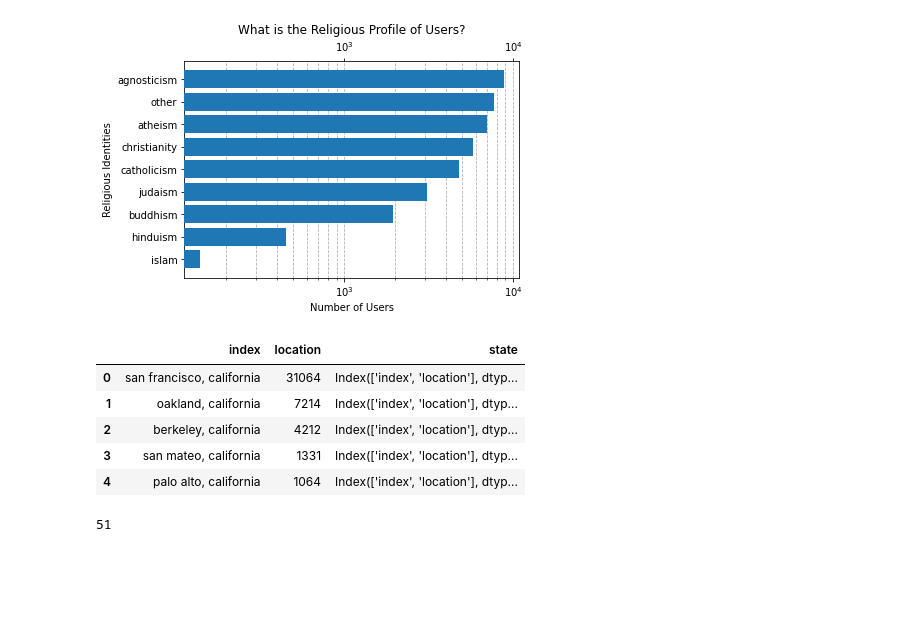
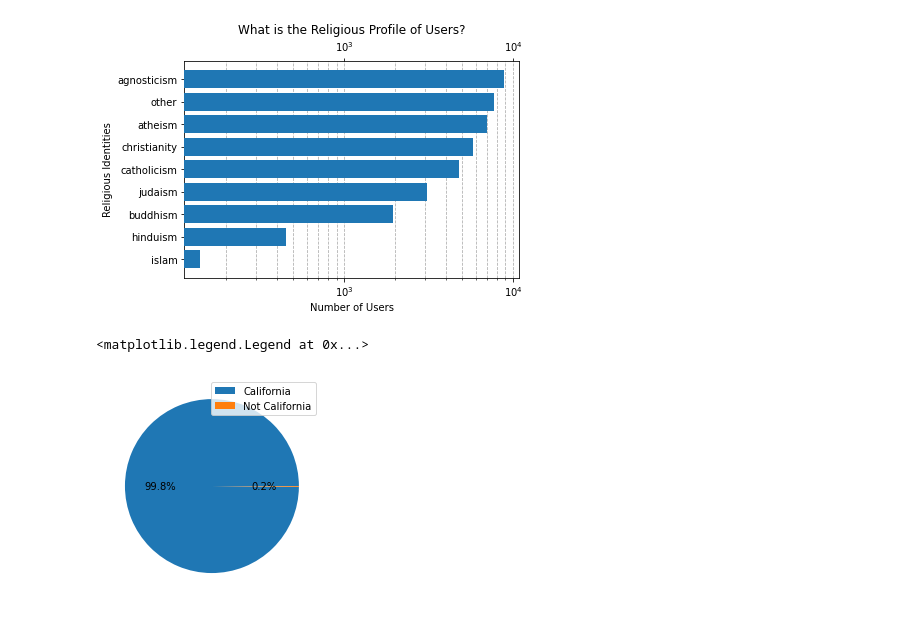
Before and after one commit to pscoppock/ML-capstone-project, a Jupyter notebook: ml_capstone_02.ipynb, the cells around one changed output. Drawn from its saved outputs; the diff is of its cells as text; code cells hidden in the pictures; blank space fills up the shorter version.

```diff
--- a/ml_capstone_02.ipynb
+++ b/ml_capstone_02.ipynb
@@ -176,21 +178,13 @@ Text(0, 0.5, 'Religious Identities')
+# %%
+def is_ca(loc):
+    state = loc.split(',')[-1].strip(' ').title()
+    if state == 'California': return state
+    elif state.lower() in geographies.states_all: return 'US'
+    else: return 'Abroad'
 # %%
 loc_df = pd.DataFrame(df.location.value_counts()).reset_index()
-loc_df['state'] = loc_df.apply(lambda row: row.index, axis=1)
-# locs = loc_df.index.values.tolist()
-# locsp = dict()
-# for loc in locs:
-#     x = loc.split(',')
-#     loci = x[-1].strip(' ').title()
-#     if loci in locsp:
-#         locsp[loci] += loc_df.location[loc]
-#     else: locsp[loci] = loc_df.location[loc]
-# loc_dfp = pd.DataFrame(locsp)
+loc_df['state'] = loc_df['index'].apply(is_ca)
+state_df = loc_df.groupby(['state'])['location'].sum().reset_index()
+state_df.sort_values(by='location', inplace=True, ascending=False)
+loc_nums = [state_df.iloc[0,1], state_df.iloc[1:,1].sum()]
+labels = ['California', 'Not California']
-# %%
-loc_df.head()
-# %% [output]
-|  | index | location | state |
-| 0 | san francisco, california | 31064 | Index(['index', 'location'], dtyp... |
-| 1 | oakland, california | 7214 | Index(['index', 'location'], dtyp... |
-| 2 | berkeley, california | 4212 | Index(['index', 'location'], dtyp... |
-| 3 | san mateo, california | 1331 | Index(['index', 'location'], dtyp... |
-| 4 | palo alto, california | 1064 | Index(['index', 'location'], dtyp... |
@@ -249,4 +190,0 @@ states_list = ['Alaska',
-# %%
-len(states_list)
-# %% [output]
-51
@@ -254,0 +191,6 @@ len(states_list)
+# %%
+plt.pie(loc_nums, autopct='%.1f%%')
+plt.legend(labels=labels, loc='best')
+# %% [output]
+<matplotlib.legend.Legend at 0x...>
+[figure, added]
```
Also changed, not shown: parts of 16 cells of this notebook, 1 other file.
